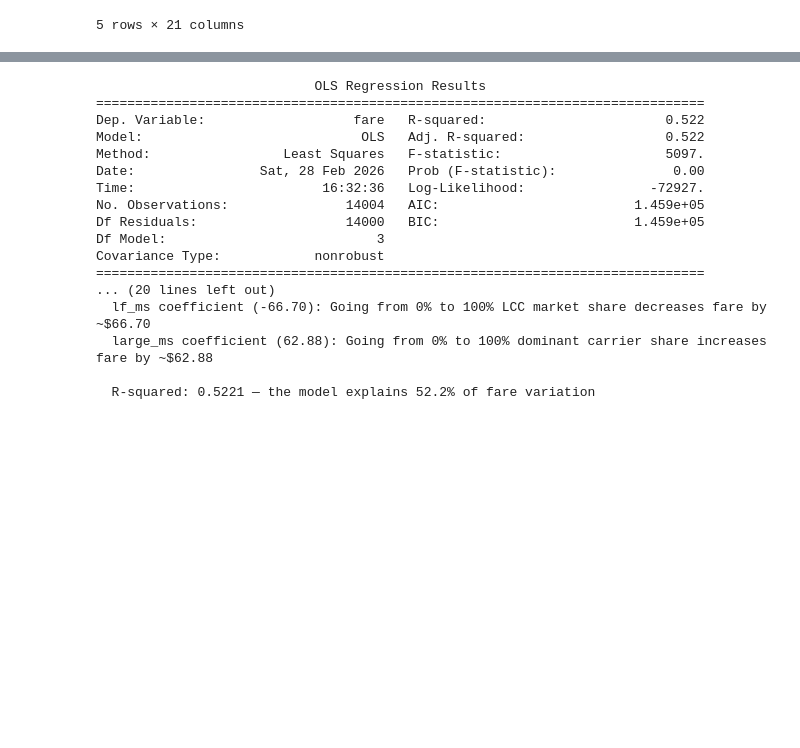
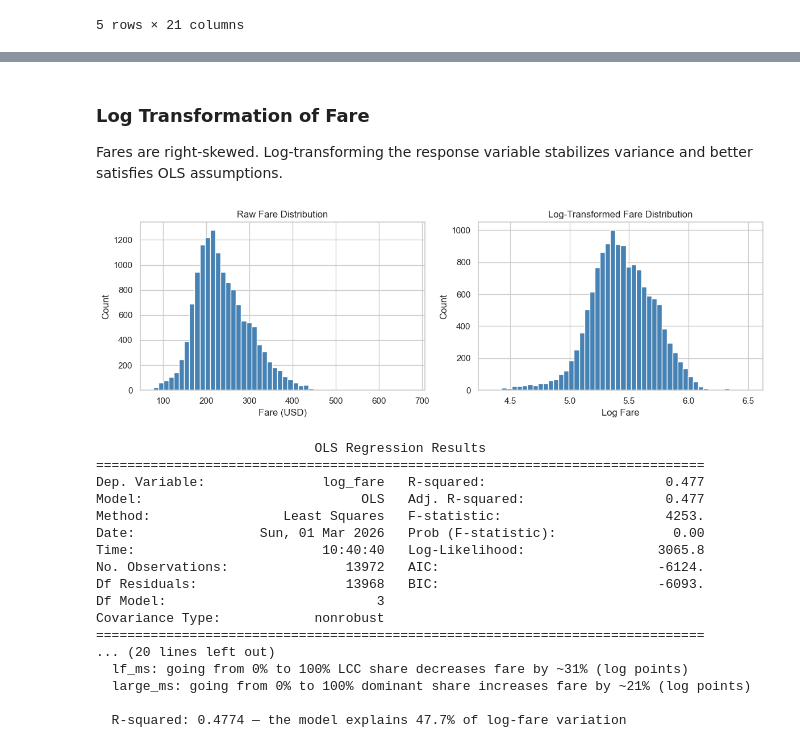
Before and after one commit to sadeedahmed24/SDSS-hackathon, a Jupyter notebook: 5_market_structure_analysis.ipynb, the cells around one changed output, grey strips where cells are left out. Cells and saved outputs as stored; diff of their text form; code cells hidden in the pictures; blank space fills up the shorter version.

Commit message:
Added data cleaning, additional EDA, and LINE assumptions check for OLS

```diff
--- a/5_market_structure_analysis.ipynb
+++ b/5_market_structure_analysis.ipynb
@@ -298,46 +436,65 @@ Correlation (lf_ms vs fare_per_mile): r = 0.0525
+# %% [markdown]
+### Log Transformation of Fare
+Fares are right-skewed. Log-transforming the response variable stabilizes variance and better satisfies OLS assumptions.
+# %%
+df_data['log_fare'] = np.log(df_data['fare'])
+
+fig, axes = plt.subplots(1, 2, figsize=(12, 4))
+axes[0].hist(df_data['fare'], bins=50, color='steelblue', edgecolor='white')
+axes[0].set_title('Raw Fare Distribution')
+axes[0].set_xlabel('Fare (USD)')
+axes[0].set_ylabel('Count')
+
+axes[1].hist(df_data['log_fare'], bins=50, color='steelblue', edgecolor='white')
+axes[1].set_title('Log-Transformed Fare Distribution')
+axes[1].set_xlabel('Log Fare')
+axes[1].set_ylabel('Count')
+
+plt.tight_layout()
+plt.show()
+# %% [output]
+[figure, added]
 # %%
 # -------------------------------------------------------------
-# 6. OLS REGRESSION: FARE ~ DISTANCE + LCC SHARE + DOMINANCE
+# 6. OLS REGRESSION: LOG(FARE) ~ DISTANCE + LCC SHARE + DOMINANCE
 # -------------------------------------------------------------
 # Controls for distance while measuring the independent effects
 # of LCC penetration and carrier dominance on fares.
+# Using log(fare) as the response to stabilize variance.
 
 import statsmodels.api as sm
 
-reg_data = df_data[['fare', 'nsmiles', 'lf_ms', 'large_ms']].dropna()
+reg_data = df_data[['log_fare', 'nsmiles', 'lf_ms', 'large_ms']].dropna()
 
 X = reg_data[['nsmiles', 'lf_ms', 'large_ms']]
 X = sm.add_constant(X)
-y = reg_data['fare']
+y = reg_data['log_fare']
 
-model = sm.OLS(y, X).fit()
-print(model.summary())
+ols_model = sm.OLS(y, X).fit()
+print(ols_model.summary())
 
-print("\n--- Interpretation Guide ---")
-print(f"  nsmiles coefficient ({model.params['nsmiles']:.4f}): "
-      f"Each extra mile adds ~${model.params['nsmiles']:.4f} to the fare")
-print(f"  lf_ms coefficient ({model.params['lf_ms']:.2f}): "
-      f"Going from 0% to 100% LCC market share {'decreases' if model.params['lf_ms'] < 0 else 'increases'} "
-      f"fare by ~${abs(model.params['lf_ms']):.2f}")
-print(f"  large_ms coefficient ({model.params['large_ms']:.2f}): "
-      f"Going from 0% to 100% dominant carrier share {'decreases' if model.params['large_ms'] < 0 else 'increases'} "
-      f"fare by ~${abs(model.params['large_ms']):.2f}")
-print(f"\n  R-squared: {model.rsquared:.4f} — the model explains {model.rsquared:.1%} of fare variation")
+print("\n--- Interpretation Guide (log-scale) ---")
+print(f"  nsmiles: each extra mile increases fare by ~{ols_model.params['nsmiles']*100:.2f}%")
+print(f"  lf_ms: going from 0% to 100% LCC share {'decreases' if ols_model.params['lf_ms'] < 0 else 'increases'} "
+      f"fare by ~{abs(ols_model.params['lf_ms'])*100:.0f}% (log points)")
+print(f"  large_ms: going from 0% to 100% dominant share {'decreases' if ols_model.params['large_ms'] < 0 else 'increases'} "
+      f"fare by ~{abs(ols_model.params['large_ms'])*100:.0f}% (log points)")
+print(f"\n  R-squared: {ols_model.rsquared:.4f} — the model explains {ols_model.rsquared:.1%} of log-fare variation")
 # %% [output]
                             OLS Regression Results
 ==============================================================================
-Dep. Variable:                   fare   R-squared:                       0.522
-Model:                            OLS   Adj. R-squared:                  0.522
-Method:                 Least Squares   F-statistic:                     5097.
-Date:                Sat, 28 Feb 2026   Prob (F-statistic):               0.00
-Time:                        16:32:36   Log-Likelihood:                -72927.
-No. Observations:               14004   AIC:                         1.459e+05
-Df Residuals:                   14000   BIC:                         1.459e+05
+Dep. Variable:               log_fare   R-squared:                       0.477
+Model:                            OLS   Adj. R-squared:                  0.477
+Method:                 Least Squares   F-statistic:                     4253.
+Date:                Sun, 01 Mar 2026   Prob (F-statistic):               0.00
+Time:                        10:40:40   Log-Likelihood:                 3065.8
+No. Observations:               13972   AIC:                            -6124.
+Df Residuals:                   13968   BIC:                            -6093.
 Df Model:                           3
 Covariance Type:            nonrobust
 ==============================================================================
 ... (20 lines left out)
-  lf_ms coefficient (-66.70): Going from 0% to 100% LCC market share decreases fare by ~$66.70
-  large_ms coefficient (62.88): Going from 0% to 100% dominant carrier share increases fare by ~$62.88
+  lf_ms: going from 0% to 100% LCC share decreases fare by ~31% (log points)
+  large_ms: going from 0% to 100% dominant share increases fare by ~21% (log points)
 
-  R-squared: 0.5221 — the model explains 52.2% of fare variation
+  R-squared: 0.4774 — the model explains 47.7% of log-fare variation
```
Also changed, not shown: parts of 18 cells of this notebook.
